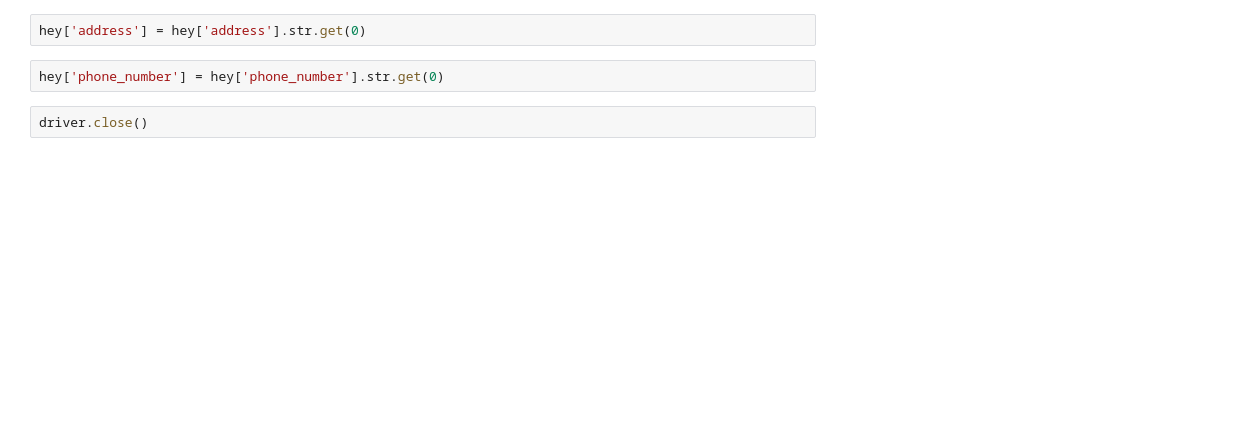
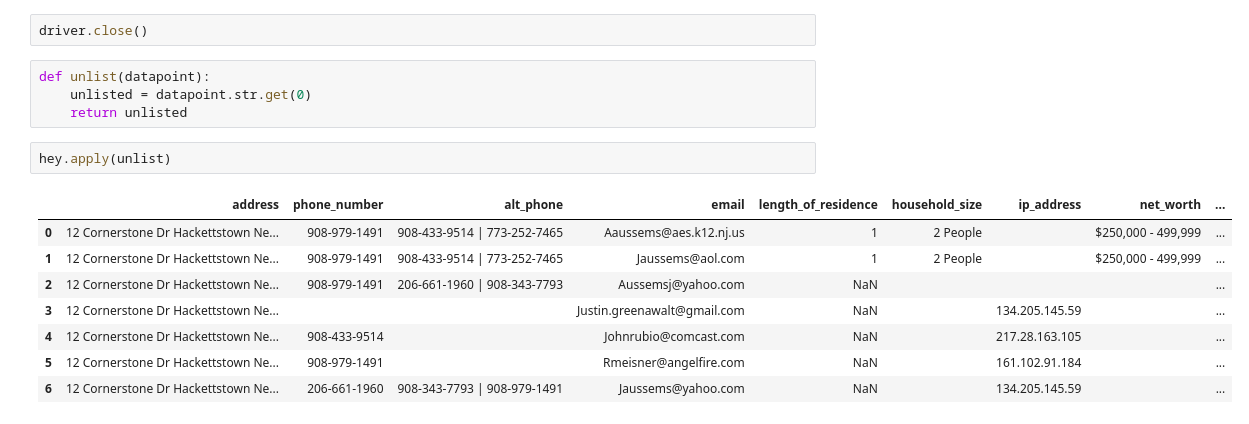
Before and after one commit to brenfrrs/hackettstown-alysis, a Jupyter notebook: collect_residents.ipynb, the cells around one changed output. Cells and saved outputs as stored; diff of their text form; blank space fills up the shorter version.

Commit message:
added unlist function

```diff
--- a/collect_residents.ipynb
+++ b/collect_residents.ipynb
@@ -164,6 +174,17 @@ hey
-# %%
-hey['address'] = hey['address'].str.get(0)
-# %%
-hey['phone_number'] = hey['phone_number'].str.get(0)
 # %%
 driver.close()
+# %%
+def unlist(datapoint):
+    unlisted = datapoint.str.get(0)
+    return unlisted
+# %%
+hey.apply(unlist)
+# %% [output]
+|  | address | phone_number | alt_phone | email | length_of_residence | household_size | ip_address | net_worth | ... |
+| 0 | 12 Cornerstone Dr Hackettstown Ne... | 908-979-1491 | 908-433-9514 | 773-252-7465 | Aaussems@aes.k12.nj.us | 1 | 2 People |  | $250,000 - 499,999 | ... |
+| 1 | 12 Cornerstone Dr Hackettstown Ne... | 908-979-1491 | 908-433-9514 | 773-252-7465 | Jaussems@aol.com | 1 | 2 People |  | $250,000 - 499,999 | ... |
+| 2 | 12 Cornerstone Dr Hackettstown Ne... | 908-979-1491 | 206-661-1960 | 908-343-7793 | Aussemsj@yahoo.com | NaN |  |  |  | ... |
+| 3 | 12 Cornerstone Dr Hackettstown Ne... |  |  | Justin.greenawalt@gmail.com | NaN |  | 134.205.145.59 |  | ... |
+| 4 | 12 Cornerstone Dr Hackettstown Ne... | 908-433-9514 |  | Johnrubio@comcast.com | NaN |  | 217.28.163.105 |  | ... |
+| 5 | 12 Cornerstone Dr Hackettstown Ne... | 908-979-1491 |  | Rmeisner@angelfire.com | NaN |  | 161.102.91.184 |  | ... |
+| 6 | 12 Cornerstone Dr Hackettstown Ne... | 206-661-1960 | 908-343-7793 | 908-979-1491 | Jaussems@yahoo.com | NaN |  | 134.205.145.59 |  | ... |
```
Also changed, not shown: parts of 4 cells of this notebook.
